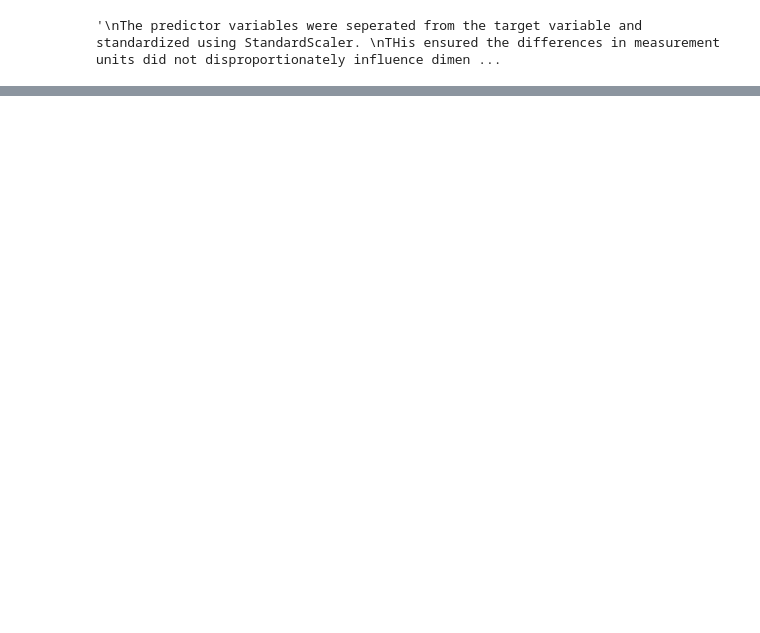
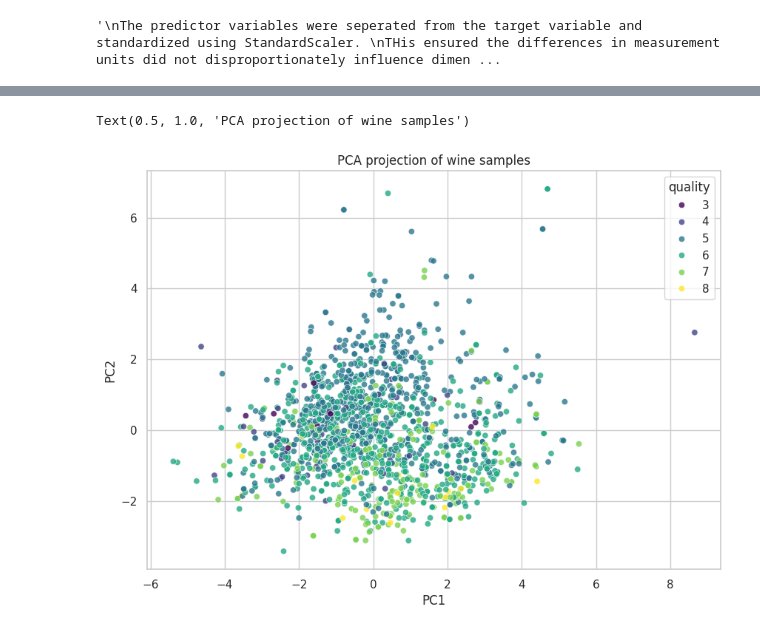
Before and after one commit to j1ere/MDS, a Jupyter notebook: whine quality dataset.ipynb, the cells around one changed output, grey strips where cells are left out. Cells and saved outputs as stored; diff of their text form; code cells hidden in the pictures; blank space fills up the shorter version.

```diff
--- a/whine quality dataset.ipynb
+++ b/whine quality dataset.ipynb
@@ -639,0 +788,8 @@ suitable for both PCA and MDS
+# %%
+#reducing to 2 components
+
+pca_2d = PCA(n_components=2)
+
+X_pca = pca_2d.fit_transform(X_scaled)
+
+X_pca
@@ -639,0 +804,7 @@ suitable for both PCA and MDS
+# %%
+#converting into a dataframe for easier plotting
+
+pca_df = pd.DataFrame(
+    X_pca,
+    columns=["PC1", "PC2"]
+)
@@ -639,0 +827,2 @@ suitable for both PCA and MDS
+# %%
+pca_df["quality"] = y.values
@@ -639,0 +845,17 @@ suitable for both PCA and MDS
+# %%
+#visualizing the PCA projection
+plt.figure(figsize=(10,7))
+
+sns.scatterplot(
+    data=pca_df,
+    x="PC1",
+    y="PC2",
+    hue="quality",
+    palette="viridis",
+    alpha=0.8
+)
+
+plt.title("PCA projection of wine samples")
+# %% [output]
+Text(0.5, 1.0, 'PCA projection of wine samples')
+[figure, added]
```
Also changed, not shown: parts of 24 cells of this notebook.
